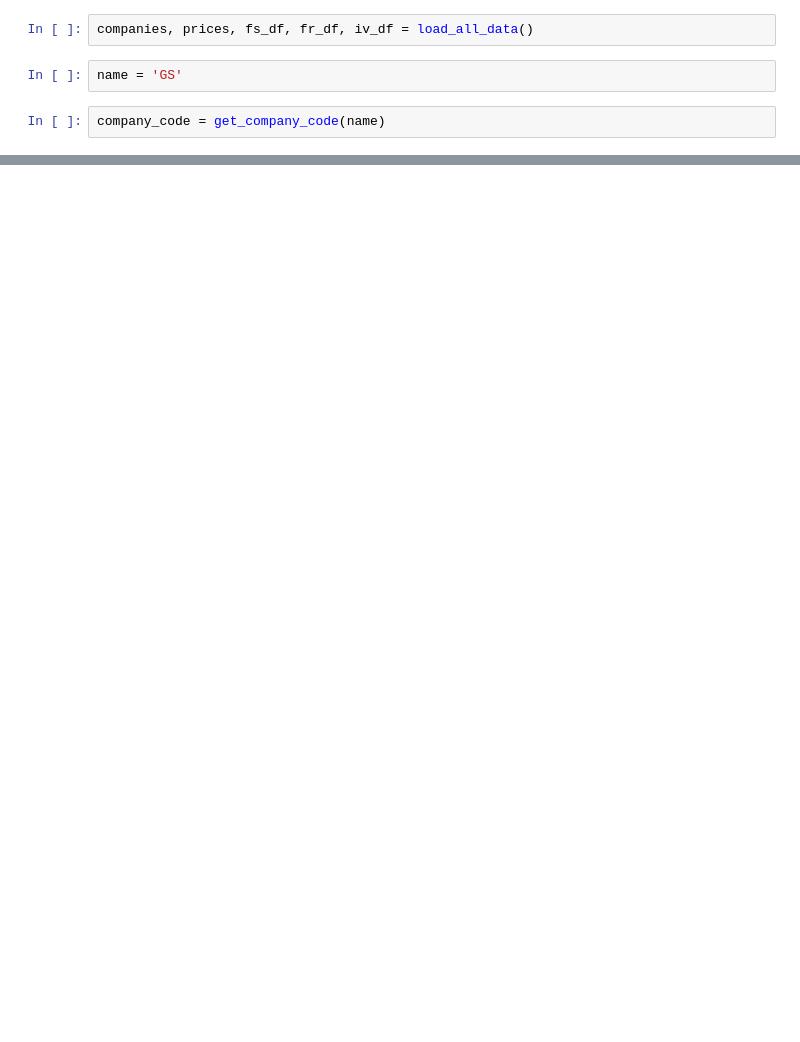
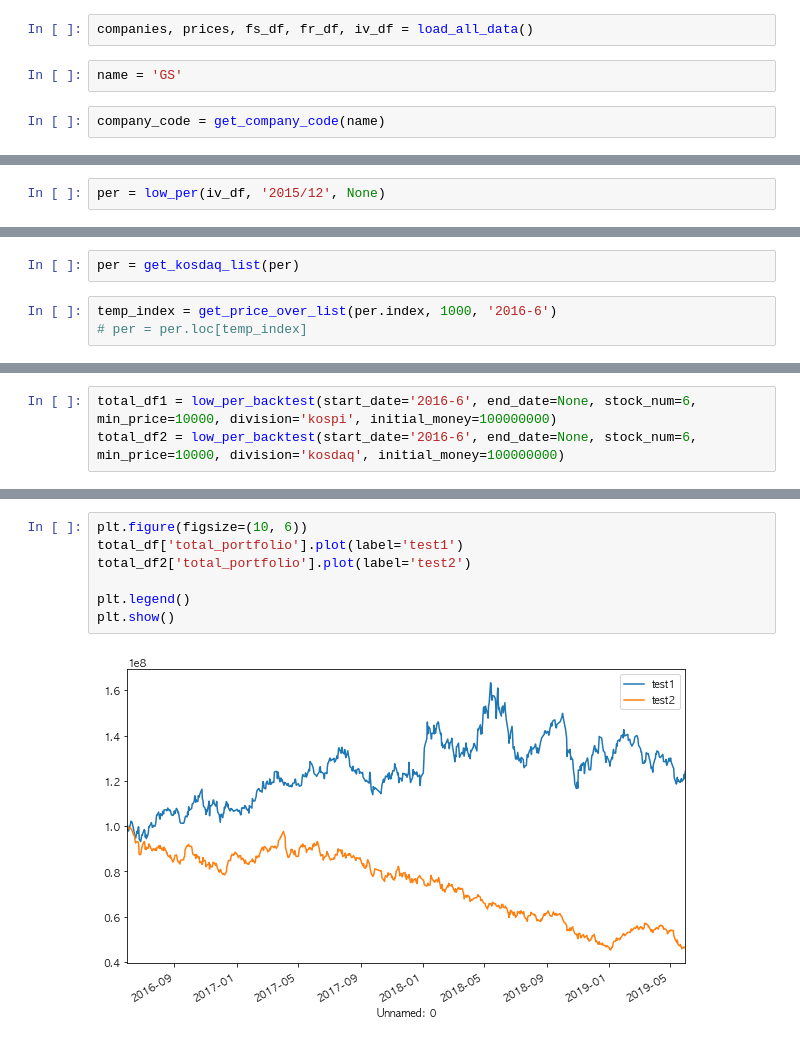
Before and after one commit to neosuperprogrammer/Quant, a Jupyter notebook: neo_strategy_test1.ipynb, the cells around one changed output, grey strips where cells are left out. Saved outputs shown, nothing was run; the diff lists cells and outputs as text; blank space fills up the shorter version.

```diff
--- a/neo_strategy_test1.ipynb
+++ b/neo_strategy_test1.ipynb
@@ -1096,0 +1259,2 @@ per = per.loc[temp_index]
+# %%
+per = low_per(iv_df, '2015/12', None)
@@ -1096,0 +1264,5 @@ per = per.loc[temp_index]
+# %%
+per = get_kosdaq_list(per)
+# %%
+temp_index = get_price_over_list(per.index, 1000, '2016-6')
+# per = per.loc[temp_index]
@@ -1096,0 +1330,3 @@ per = per.loc[temp_index]
+# %%
+total_df1 = low_per_backtest(start_date='2016-6', end_date=None, stock_num=6, min_price=10000, division='kospi', initial_money=100000000)
+total_df2 = low_per_backtest(start_date='2016-6', end_date=None, stock_num=6, min_price=10000, division='kosdaq', initial_money=100000000)
@@ -1096,0 +1351,9 @@ per = per.loc[temp_index]
+# %%
+plt.figure(figsize=(10, 6))
+total_df['total_portfolio'].plot(label='test1')
+total_df2['total_portfolio'].plot(label='test2')
+
+plt.legend()
+plt.show()
+# %% [output]
+[figure, added]
```
Also changed, not shown: parts of 16 cells of this notebook, 3 other files.
